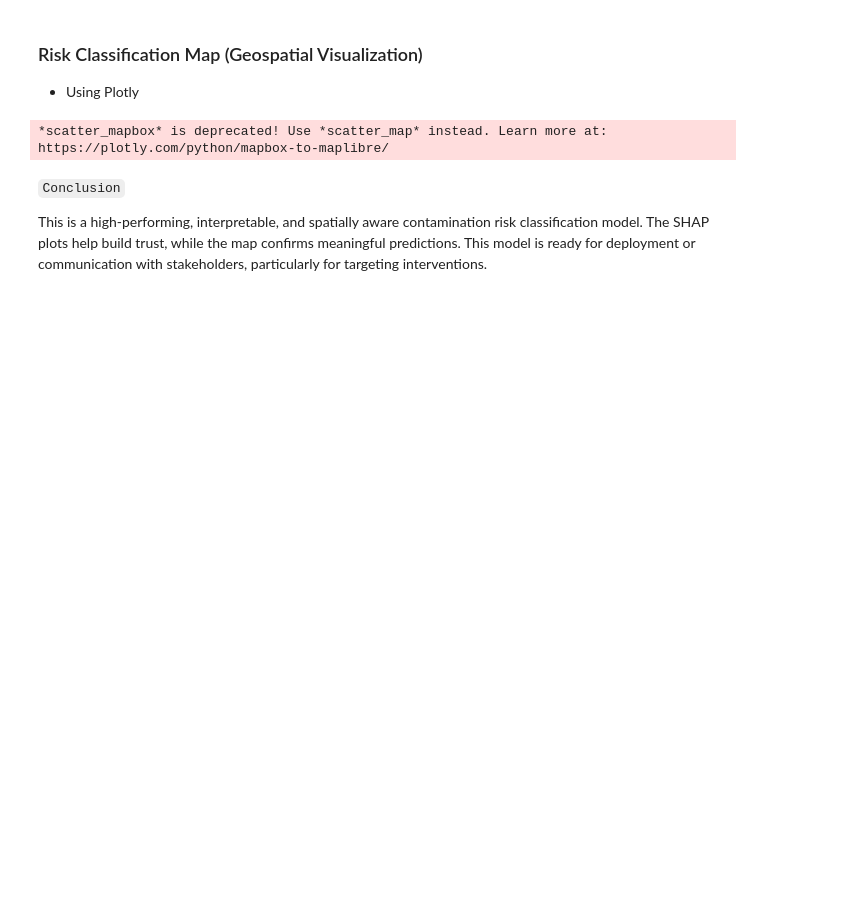
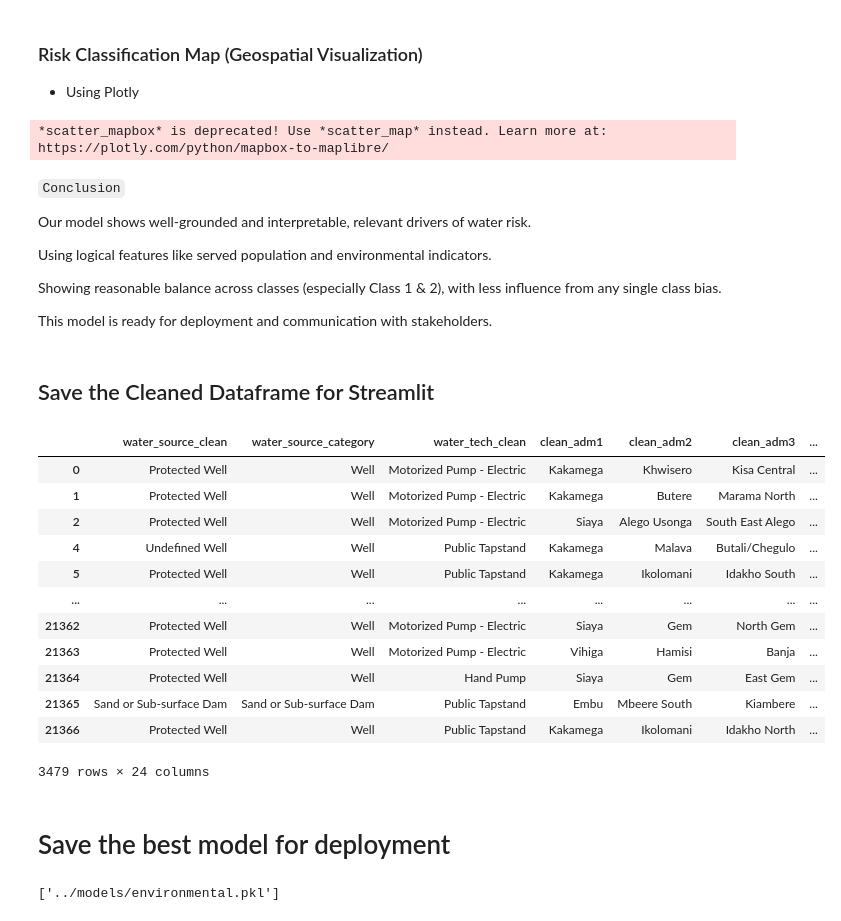
Before and after one commit to lewismwaki/cleanwaterai, a Jupyter notebook: notebooks/Diana-Xgb_model.ipynb, the cells around one changed output. Drawn from its saved outputs; the diff is of its cells as text; code cells hidden in the pictures; blank space fills up the shorter version.

```diff
--- a/notebooks/Diana-Xgb_model.ipynb
+++ b/notebooks/Diana-Xgb_model.ipynb
@@ -897,4 +958,28 @@ fig.show()
 # %% [markdown]
 `Conclusion`
 
-This is a high-performing, interpretable, and spatially aware contamination risk classification model. The SHAP plots help build trust, while the map confirms meaningful predictions. This model is ready for deployment or communication with stakeholders, particularly for targeting interventions.
+Our model shows well-grounded and interpretable, relevant drivers of water risk.
+
+Using logical features like served population and environmental indicators.
+
+Showing reasonable balance across classes (especially Class 1 & 2), with less influence from any single class bias.
+
+This model is ready for deployment and communication with stakeholders.
+# %% [markdown]
+## Save the Cleaned Dataframe for Streamlit
+# %%
+df_model
+# %% [output]
+|  | water_source_clean | water_source_category | water_tech_clean | clean_adm1 | clean_adm2 | clean_adm3 | ... |
+| 0 | Protected Well | Well | Motorized Pump - Electric | Kakamega | Khwisero | Kisa Central | ... |
+| 1 | Protected Well | Well | Motorized Pump - Electric | Kakamega | Butere | Marama North | ... |
+| 2 | Protected Well | Well | Motorized Pump - Electric | Siaya | Alego Usonga | South East Alego | ... |
+| 4 | Undefined Well | Well | Public Tapstand | Kakamega | Malava | Butali/Chegulo | ... |
+| 5 | Protected Well | Well | Public Tapstand | Kakamega | Ikolomani | Idakho South | ... |
+| ... | ... | ... | ... | ... | ... | ... | ... |
+| 21362 | Protected Well | Well | Motorized Pump - Electric | Siaya | Gem | North Gem | ... |
+| 21363 | Protected Well | Well | Motorized Pump - Electric | Vihiga | Hamisi | Banja | ... |
+| 21364 | Protected Well | Well | Hand Pump | Siaya | Gem | East Gem | ... |
+| 21365 | Sand or Sub-surface Dam | Sand or Sub-surface Dam | Public Tapstand | Embu | Mbeere South | Kiambere | ... |
+| 21366 | Protected Well | Well | Public Tapstand | Kakamega | Ikolomani | Idakho North | ... |
+3479 rows × 24 columns
@@ -900,0 +989,9 @@ This is a high-performing, interpretable, and spatially aware contamination risk
+# %% [markdown]
+# Save the best model for deployment
+# %%
+import joblib
+
+# Save the full pipeline model (with preprocessor)
+joblib.dump(smote_xgb_pipeline, r'../models/environmental.pkl')
+# %% [output]
+['../models/environmental.pkl']
```
Also changed, not shown: parts of 37 cells of this notebook.
